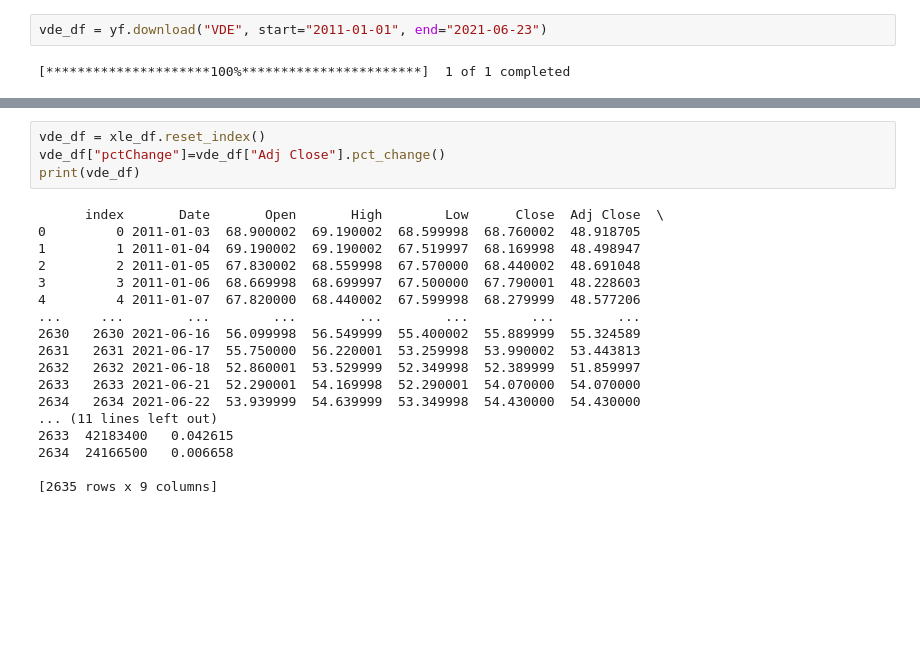
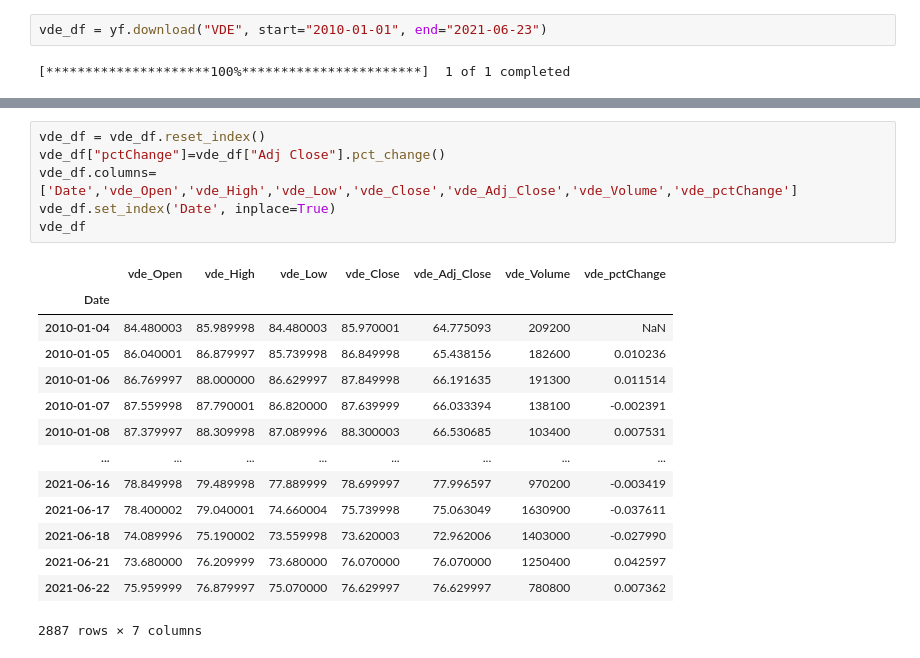
Before and after one commit to jvallikalam1/Project-3, a Jupyter notebook: Project 3.ipynb, the cells around one changed output, grey strips where cells are left out. Drawn from its saved outputs; the diff is of its cells as text; blank space fills up the shorter version.

```diff
--- a/Project 3.ipynb
+++ b/Project 3.ipynb
@@ -39,7 +39,7 @@ icln_df = yf.download("ICLN", start="2011-01-01", end="2021-06-23")
 # %% [output]
 [*********************100%***********************]  1 of 1 completed
 # %%
-vde_df = yf.download("VDE", start="2011-01-01", end="2021-06-23")
+vde_df = yf.download("VDE", start="2010-01-01", end="2021-06-23")
 # %% [output]
 [*********************100%***********************]  1 of 1 completed
 # %%
@@ -108,22 +95,21 @@ plt.show()
 # %%
-vde_df = xle_df.reset_index()
+vde_df = vde_df.reset_index()
 vde_df["pctChange"]=vde_df["Adj Close"].pct_change()
-print(vde_df)
+vde_df.columns=['Date','vde_Open','vde_High','vde_Low','vde_Close','vde_Adj_Close','vde_Volume','vde_pctChange']
+vde_df.set_index('Date', inplace=True)
+vde_df
 # %% [output]
+|  | vde_Open | vde_High | vde_Low | vde_Close | vde_Adj_Close | vde_Volume | vde_pctChange |
+| Date |  |  |  |  |  |  |  |
+| 2010-01-04 | 84.480003 | 85.989998 | 84.480003 | 85.970001 | 64.775093 | 209200 | NaN |
+| 2010-01-05 | 86.040001 | 86.879997 | 85.739998 | 86.849998 | 65.438156 | 182600 | 0.010236 |
+| 2010-01-06 | 86.769997 | 88.000000 | 86.629997 | 87.849998 | 66.191635 | 191300 | 0.011514 |
+| 2010-01-07 | 87.559998 | 87.790001 | 86.820000 | 87.639999 | 66.033394 | 138100 | -0.002391 |
+| 2010-01-08 | 87.379997 | 88.309998 | 87.089996 | 88.300003 | 66.530685 | 103400 | 0.007531 |
+| ... | ... | ... | ... | ... | ... | ... | ... |
+| 2021-06-16 | 78.849998 | 79.489998 | 77.889999 | 78.699997 | 77.996597 | 970200 | -0.003419 |
+| 2021-06-17 | 78.400002 | 79.040001 | 74.660004 | 75.739998 | 75.063049 | 1630900 | -0.037611 |
+| 2021-06-18 | 74.089996 | 75.190002 | 73.559998 | 73.620003 | 72.962006 | 1403000 | -0.027990 |
+| 2021-06-21 | 73.680000 | 76.209999 | 73.680000 | 76.070000 | 76.070000 | 1250400 | 0.042597 |
+| 2021-06-22 | 75.959999 | 76.879997 | 75.070000 | 76.629997 | 76.629997 | 780800 | 0.007362 |
-      index       Date       Open       High        Low      Close  Adj Close  \
-0         0 2011-01-03  68.900002  69.190002  68.599998  68.760002  48.918705
-1         1 2011-01-04  69.190002  69.190002  67.519997  68.169998  48.498947
-2         2 2011-01-05  67.830002  68.559998  67.570000  68.440002  48.691048
-3         3 2011-01-06  68.669998  68.699997  67.500000  67.790001  48.228603
-4         4 2011-01-07  67.820000  68.440002  67.599998  68.279999  48.577206
-...     ...        ...        ...        ...        ...        ...        ...
-2630   2630 2021-06-16  56.099998  56.549999  55.400002  55.889999  55.324589
-2631   2631 2021-06-17  55.750000  56.220001  53.259998  53.990002  53.443813
-2632   2632 2021-06-18  52.860001  53.529999  52.349998  52.389999  51.859997
-2633   2633 2021-06-21  52.290001  54.169998  52.290001  54.070000  54.070000
-2634   2634 2021-06-22  53.939999  54.639999  53.349998  54.430000  54.430000
-... (11 lines left out)
-2633  42183400   0.042615
-2634  24166500   0.006658
-
-[2635 rows x 9 columns]
+2887 rows × 7 columns
```
Also changed, not shown: parts of 17 cells of this notebook.
